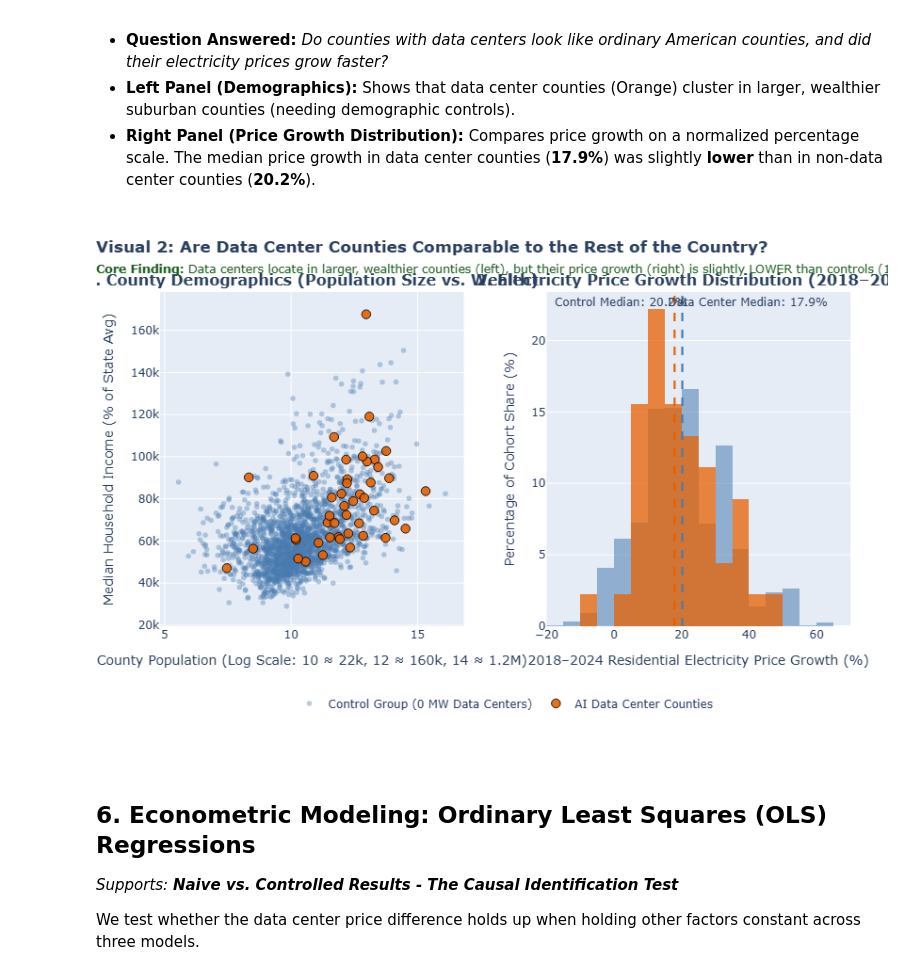
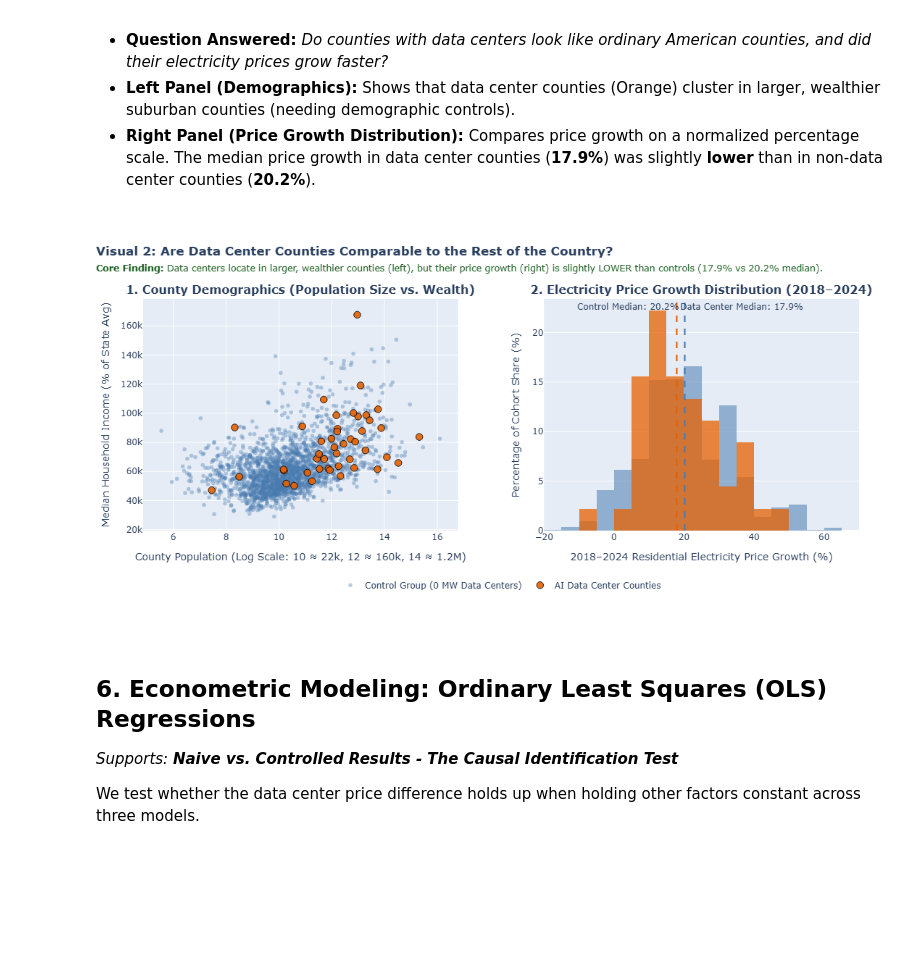
Before and after one commit to AadiVasa1/Data-Visualization-AI-Datacenters, a Jupyter notebook: AI_Datacenters_slop.ipynb, the cells around one changed output. Cells and saved outputs as stored; diff of their text form; code cells hidden in the pictures; blank space fills up the shorter version.

Commit message:
made some visuals more interpretable

```diff
--- a/AI_Datacenters_slop.ipynb
+++ b/AI_Datacenters_slop.ipynb
@@ -543,37 +543,37 @@ fig2.add_trace(
         nbinsx=25,
         hovertemplate="Data Center Growth: %{x:.1f}%<br>Share of Treatment: %{y:.1f}%<extra></extra>"
     ),
     row=1, col=2
 )
 
 # Add median reference lines
 treat_med = treat_sample['Price_Growth_Pct'].median()
 ctrl_med = ctrl_sample['Price_Growth_Pct'].median()
 
 fig2.add_vline(x=ctrl_med, line_dash="dash", line_color=COLOR_CONTROL, line_width=2.2,
-               annotation_text=f"Control Median: {ctrl_med:.1f}%", annotation_position="top left", row=1, col=2)
+               annotation_text=f"Control Median: {ctrl_med:.1f}%", annotation_position="top left", annotation_xshift=-12, row=1, col=2)
 fig2.add_vline(x=treat_med, line_dash="dash", line_color=COLOR_TREATMENT, line_width=2.2,
-               annotation_text=f"Data Center Median: {treat_med:.1f}%", annotation_position="top right", row=1, col=2)
+               annotation_text=f"Data Center Median: {treat_med:.1f}%", annotation_position="top right", annotation_xshift=12, row=1, col=2)
 
 fig2.update_layout(
     title=dict(
         text="<b>Visual 2: Are Data Center Counties Comparable to the Rest of the Country?</b><br><span style='font-size:12.5px; color:#1B5E20;'><b>Core Finding:</b> Data centers locate in larger, wealthier counties (left), but their price growth (right) is slightly LOWER than controls (17.9% vs 20.2% median).</span>",
         x=0.0, xanchor="left"
     ),
     barmode='overlay',
     legend=dict(orientation="h", yanchor="top", y=-0.19, xanchor="center", x=0.5),
     height=580,
-    margin=dict(l=50, r=40, t=85, b=140)
+    margin=dict(l=50, r=40, t=120, b=140)
 )
 
 fig2.update_xaxes(title_text="County Population (Log Scale: 10 ≈ 22k, 12 ≈ 160k, 14 ≈ 1.2M)", row=1, col=1)
 fig2.update_yaxes(title_text="Median Household Income (% of State Avg)", row=1, col=1)
 fig2.update_xaxes(title_text="2018–2024 Residential Electricity Price Growth (%)", range=[-20, 70], row=1, col=2)
 fig2.update_yaxes(title_text="Percentage of Cohort Share (%)", row=1, col=2)
 
 fig2.show()
 # %% [output]
-[figure, old version]
+[figure, new version]
 # %% [markdown]
 ## 6. Econometric Modeling: Ordinary Least Squares (OLS) Regressions
 *Supports: **Naive vs. Controlled Results - The Causal Identification Test***
```
Also changed, not shown: parts of 1 cell of this notebook, 1 other file.
